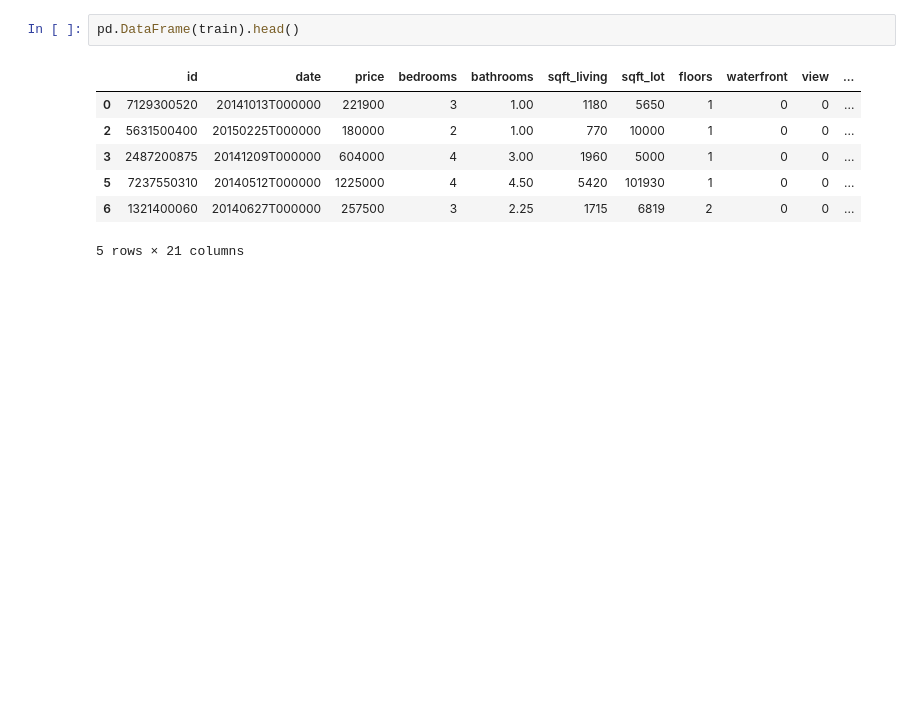
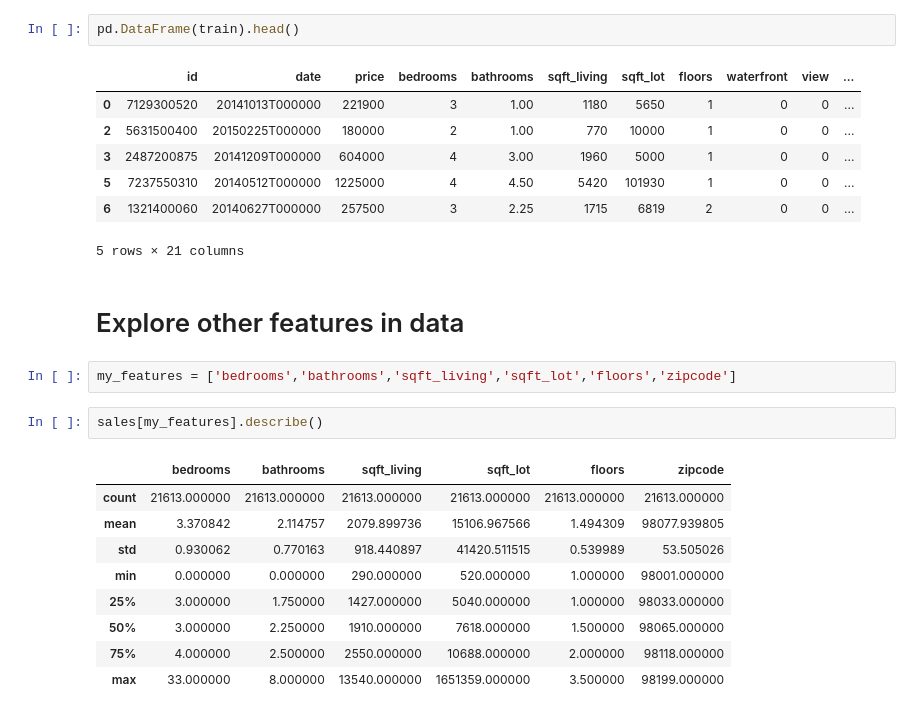
Before and after one commit to IsmaelEzequiel/Machine-Learning---Coursera, a Jupyter notebook: Lesson2/Predicting House Prices (Real Dataset).ipynb, the cells around one changed output. Saved outputs shown, nothing was run; the diff lists cells and outputs as text; blank space fills up the shorter version.

```diff
--- a/Lesson2/Predicting House Prices (Real Dataset).ipynb
+++ b/Lesson2/Predicting House Prices (Real Dataset).ipynb
@@ -53,3 +53,19 @@ pd.DataFrame(train).head()
 | 5 | 7237550310 | 20140512T000000 | 1225000 | 4 | 4.50 | 5420 | 101930 | 1 | 0 | 0 | ... |
 | 6 | 1321400060 | 20140627T000000 | 257500 | 3 | 2.25 | 1715 | 6819 | 2 | 0 | 0 | ... |
 5 rows × 21 columns
+# %% [markdown]
+# Explore other features in data
+# %%
+my_features = ['bedrooms','bathrooms','sqft_living','sqft_lot','floors','zipcode']
+# %%
+sales[my_features].describe()
+# %% [output]
+|  | bedrooms | bathrooms | sqft_living | sqft_lot | floors | zipcode |
+| count | 21613.000000 | 21613.000000 | 21613.000000 | 21613.000000 | 21613.000000 | 21613.000000 |
+| mean | 3.370842 | 2.114757 | 2079.899736 | 15106.967566 | 1.494309 | 98077.939805 |
+| std | 0.930062 | 0.770163 | 918.440897 | 41420.511515 | 0.539989 | 53.505026 |
+| min | 0.000000 | 0.000000 | 290.000000 | 520.000000 | 1.000000 | 98001.000000 |
+| 25% | 3.000000 | 1.750000 | 1427.000000 | 5040.000000 | 1.000000 | 98033.000000 |
+| 50% | 3.000000 | 2.250000 | 1910.000000 | 7618.000000 | 1.500000 | 98065.000000 |
+| 75% | 4.000000 | 2.500000 | 2550.000000 | 10688.000000 | 2.000000 | 98118.000000 |
+| max | 33.000000 | 8.000000 | 13540.000000 | 1651359.000000 | 3.500000 | 98199.000000 |
```
Also changed, not shown: 1 other file.
